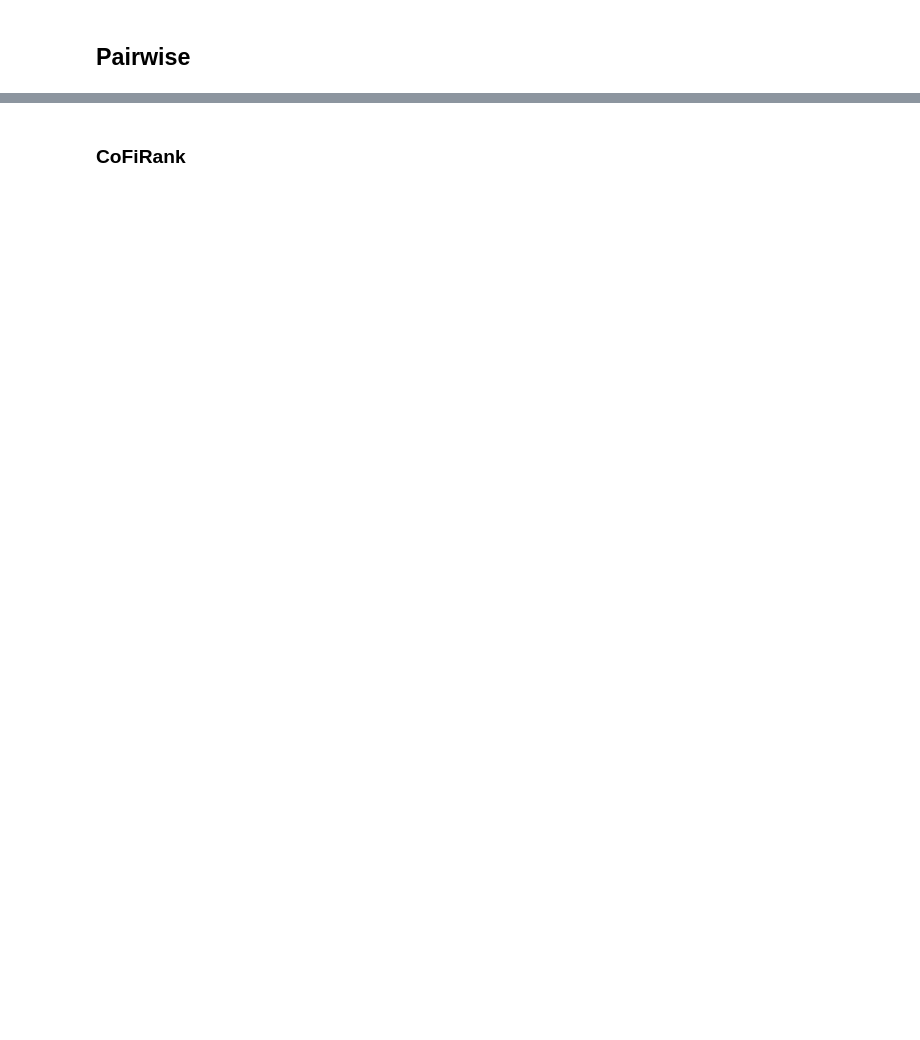
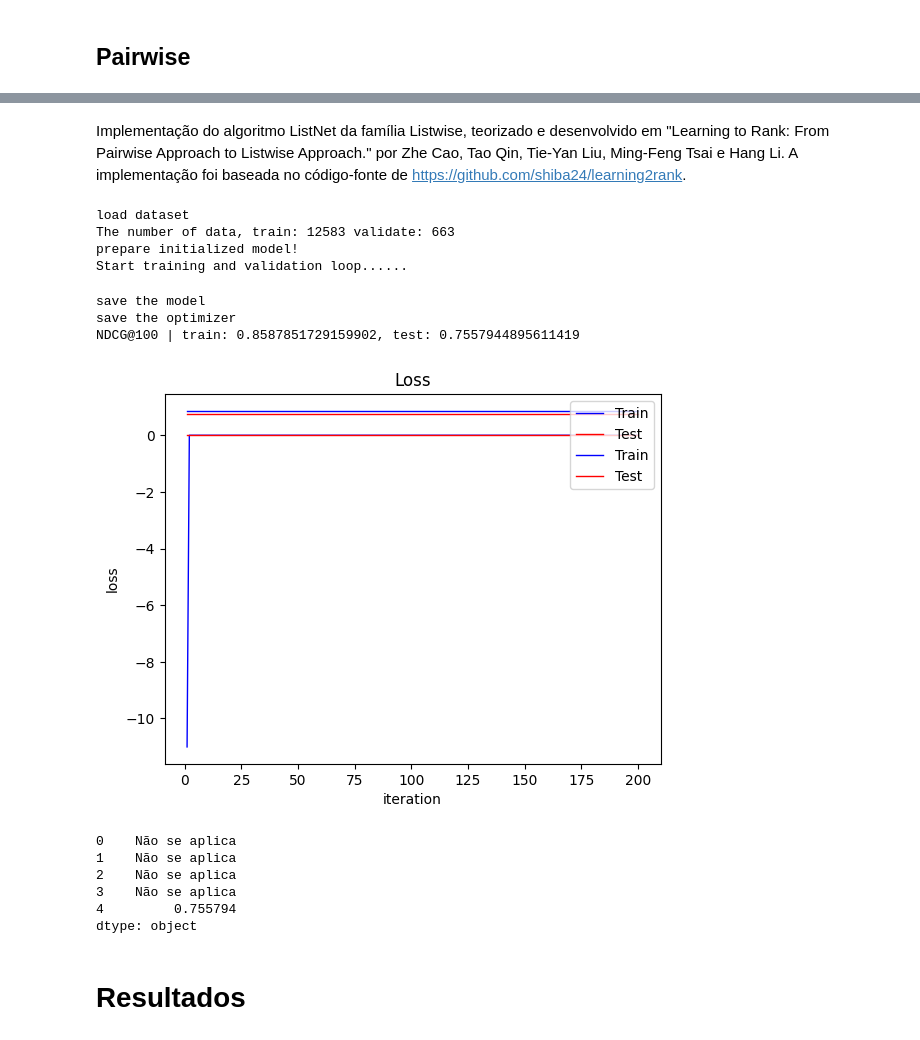
Before and after one commit to ciziks/recommender-steam-catalogue, a Jupyter notebook: Recomendadores/Sistema.ipynb, the cells around one changed output, grey strips where cells are left out. Cells and saved outputs as stored; diff of their text form; code cells hidden in the pictures; blank space fills up the shorter version.

Commit message:
Listwise e Avaliações

```diff
--- a/Recomendadores/Sistema.ipynb
+++ b/Recomendadores/Sistema.ipynb
@@ -255,18 +356,0 @@ MAP(result_IAKNN, test, 100)
-# %%
-from sklearn.metrics import pairwise_distances
-from scipy.spatial.distance import cosine
-
-A = np.zeros((train.userId.max() + 1, train.itemId.max() + 1))
-for i, row in train.iterrows():
-    A[row['userId']][row['itemId']] = row['rating']
-
-sim_matrix = pairwise_distances(A.T, metric="cosine")
-with open('sim_r_matrix.dat', 'w') as arq_sim_matrix:
-    for i in range(len(sim_matrix)):
-        for j in range(len(sim_matrix)):
-            if i < j:
-                arq_sim_matrix.write(
-                    str(i) + '\t' + str(j) + '\t' + str(sim_matrix[i][j]) + '\n')
-
-ItemAttributeKNN('train.dat', 'test.dat', output_file='recs_iaknn_cos.dat',
-                 similarity_file='sim_r_matrix.dat', as_similar_first=True).compute()
@@ -334,0 +557,25 @@ MAP(result_BPRMF, test, 100)
+# %% [markdown]
+Implementação do algoritmo ListNet da família Listwise, teorizado e desenvolvido em "Learning to Rank: From Pairwise Approach to Listwise Approach." por Zhe Cao, Tao Qin, Tie-Yan Liu, Ming-Feng Tsai e Hang Li. A implementação foi baseada no código-fonte de https://github.com/shiba24/learning2rank.
+# %%
+def acc(train_acc, test_acc, savename='result_acc.pdf'):
+    ep = np.arange(len(train_acc)) + 1
+
+    plt.plot(ep, train_acc, color="blue", linewidth=1, linestyle="-", label="Train")
+    plt.plot(ep, test_acc, color="red",  linewidth=1, linestyle="-", label="Test")
+    plt.title("Accuracy")
+    plt.xlabel("iteration")
+    plt.ylabel("accuracy")
+    plt.legend(loc='lower right')
+    plt.savefig(savename)
+
+def loss(train_loss, test_loss, savename='result_loss.pdf'):
+    ep = np.arange(len(train_loss)) + 1
+
+    plt.plot(ep, train_loss, color="blue", linewidth=1, linestyle="-", label="Train")
+    plt.plot(ep, test_loss, color="red",  linewidth=1, linestyle="-", label="Test")
+    plt.title("Loss")
+    plt.xlabel("iteration")
+    plt.ylabel("loss")
+
+    plt.legend(loc='upper right')
+    plt.savefig(savename)
@@ -335,2 +789,34 @@ MAP(result_BPRMF, test, 100)
+# %%
+# Adequando Modelo ListNet
+Model_ListWise = ListNet()
+Model_ListWise.fit(review[["userId", "itemId"]].to_numpy(), review["rating"].to_numpy())
+# %% [output]
+load dataset
+The number of data, train: 12583 validate: 663
+prepare initialized model!
+Start training and validation loop......
+save the model
+save the optimizer
+NDCG@100 | train: 0.8587851729159902, test: 0.7557944895611419
+[figure, added]
+# %%
+# Como é possível observar a métrica de NCDG convergiu
+ncdg_ListNet = Model_ListWise.test_ndcg
+metrics_ListNet = pd.Series([
+    "Não se aplica",
+    "Não se aplica",
+    "Não se aplica",
+    "Não se aplica",
+    ncdg_ListNet
+    ])
+
+metrics_ListNet
+# %% [output]
+0    Não se aplica
+1    Não se aplica
+2    Não se aplica
+3    Não se aplica
+4         0.755794
+dtype: object
 # %% [markdown]
-### CoFiRank
+# Resultados
```
Also changed, not shown: parts of 58 cells of this notebook, 15 other files.
